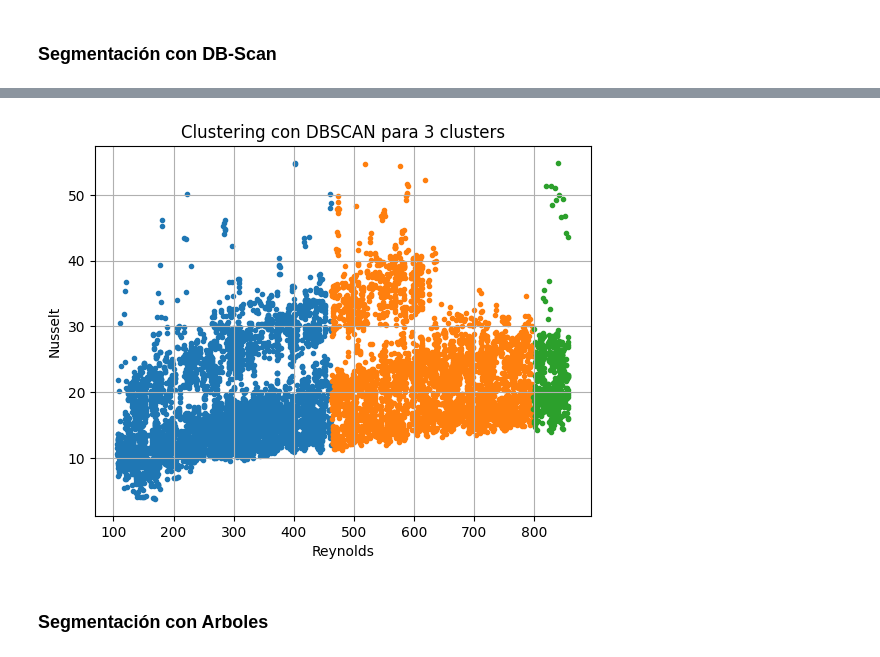
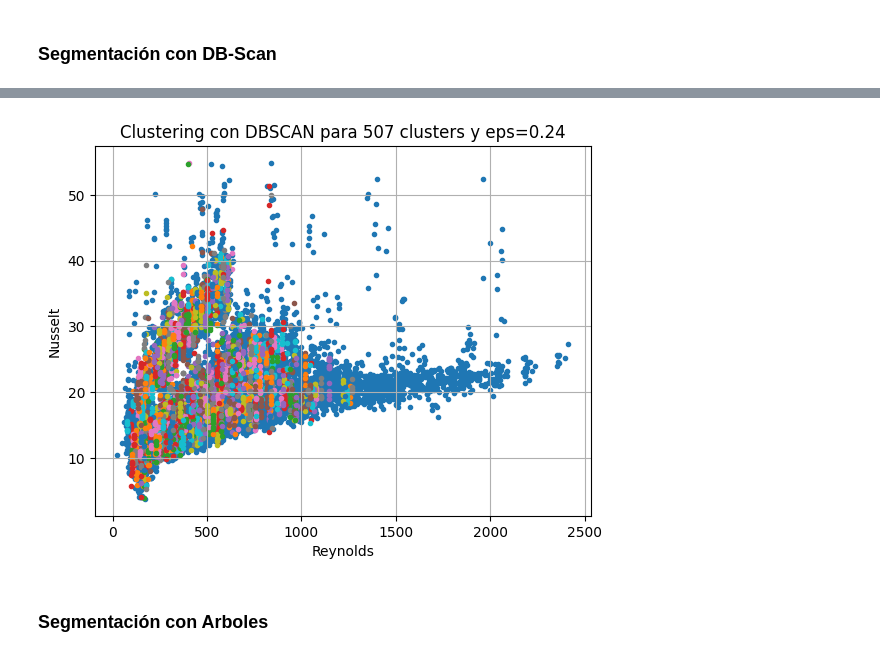
Before and after one commit to L3N73J4M4N/SRe_EL7037_2025, a Jupyter notebook: Experimentos_General.ipynb, the cells around one changed output, grey strips where cells are left out. Saved outputs shown, nothing was run; the diff lists cells and outputs as text; code cells hidden in the pictures.

```diff
--- a/Segmentacion_DBScan.ipynb
+++ b/Experimentos_General.ipynb
@@ -197,7 +203,7 @@ plt.show()
 # %%
 from sklearn.cluster import DBSCAN
 
-clustering = DBSCAN(eps=10, min_samples=200).fit(x_train)
+clustering = DBSCAN(eps=0.24).fit(x_train)
 clusters = clustering.labels_
 print('clusters =', np.unique(clusters).shape[0])
 print(np.unique(clusters, return_counts=True))
@@ -207,17 +228,17 @@ clusters = 4
 # %%
 # Graficar cada cluster por separado
-for i in np.unique(clusters)[1: ]:
+for i in np.unique(clusters):
     idx = clusters == i
     label = f'Cluster {i + 1}'
     plt.scatter(x_train['Re'][idx], y_train[idx], marker='.', label=label)
 
 plt.grid()
 plt.ylabel('Nusselt')
 plt.xlabel('Reynolds')
-plt.title(f'Clustering con DBSCAN para {np.unique(clusters).shape[0] - 1} clusters')
+plt.title(f'Clustering con DBSCAN para {np.unique(clusters).shape[0] - 1} clusters y eps=0.24')
 plt.show()
 # %% [output]
-[figure, old version]
+[figure, new version]
 # %% [markdown]
 ### Segmentación con Arboles
 # %%
```
Also changed, not shown: parts of 19 cells of this notebook, 8 other files.
